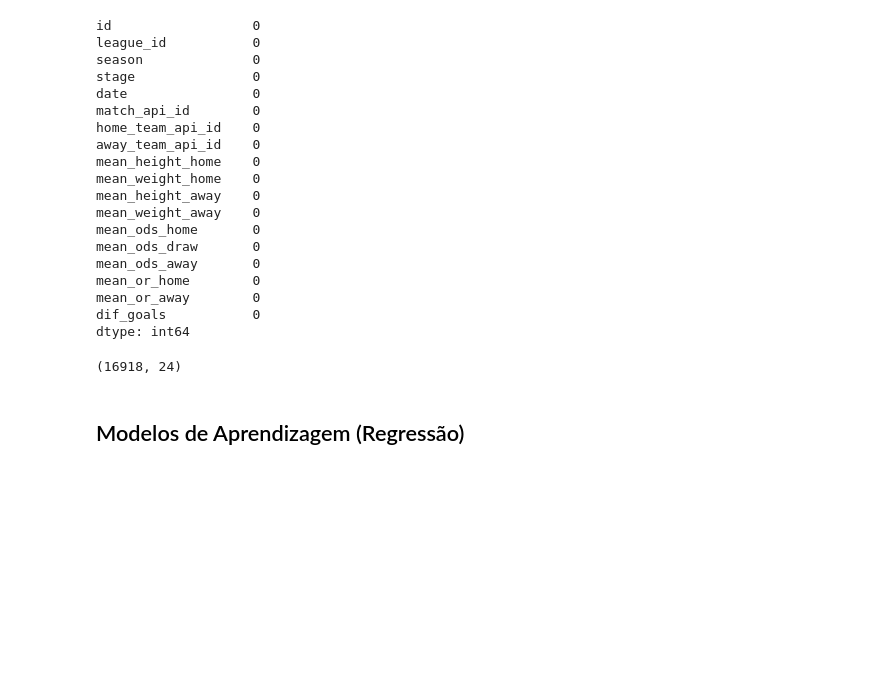
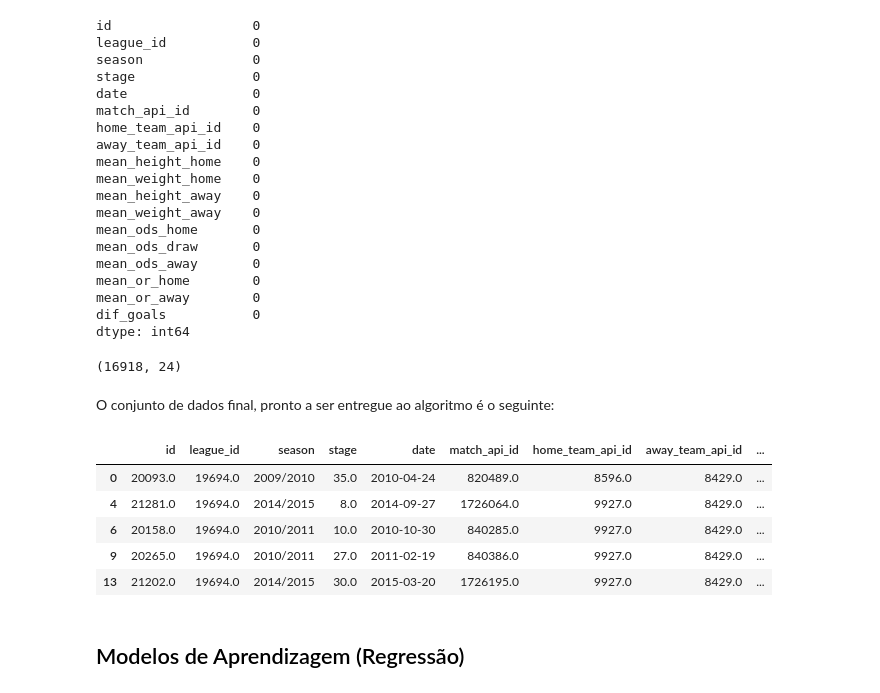
Before and after one commit to FranciscoPereira9/FEUP_IART, a Jupyter notebook: EuropeanSoccerDatabaseReg/OriginalDatabase/ML_JogosFutebol.ipynb, the cells around one changed output. Cells and saved outputs as stored; diff of their text form; code cells hidden in the pictures; blank space fills up the shorter version.

```diff
--- a/EuropeanSoccerDatabaseReg/OriginalDatabase/ML_JogosFutebol.ipynb
+++ b/EuropeanSoccerDatabaseReg/OriginalDatabase/ML_JogosFutebol.ipynb
@@ -382,6 +382,17 @@ match_copy.shape
 match_copy = match_copy.round(2)
 # %%
 match_copy.to_csv('pre_processed_df', index=False)
+# %% [markdown]
+O conjunto de dados final, pronto a ser entregue ao algoritmo é o seguinte:
+# %%
+match_copy.head()
+# %% [output]
+|  | id | league_id | season | stage | date | match_api_id | home_team_api_id | away_team_api_id | ... |
+| 0 | 20093.0 | 19694.0 | 2009/2010 | 35.0 | 2010-04-24 | 820489.0 | 8596.0 | 8429.0 | ... |
+| 4 | 21281.0 | 19694.0 | 2014/2015 | 8.0 | 2014-09-27 | 1726064.0 | 9927.0 | 8429.0 | ... |
+| 6 | 20158.0 | 19694.0 | 2010/2011 | 10.0 | 2010-10-30 | 840285.0 | 9927.0 | 8429.0 | ... |
+| 9 | 20265.0 | 19694.0 | 2010/2011 | 27.0 | 2011-02-19 | 840386.0 | 9927.0 | 8429.0 | ... |
+| 13 | 21202.0 | 19694.0 | 2014/2015 | 30.0 | 2015-03-20 | 1726195.0 | 9927.0 | 8429.0 | ... |
 # %% [markdown]
 ## <font color=black>Modelos de Aprendizagem (Regressão)</font>
 # %% [markdown]
```
Also changed, not shown: parts of 29 cells of this notebook.
